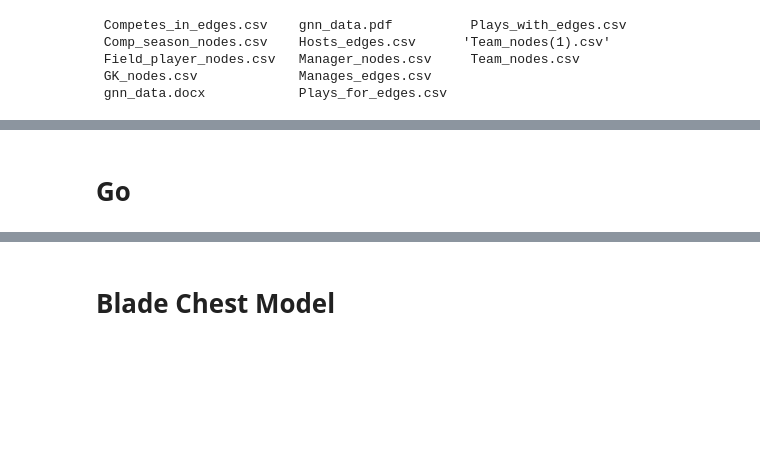
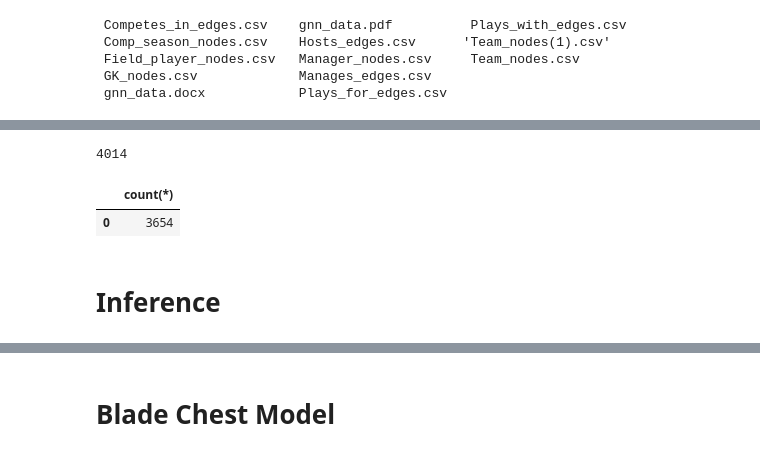
Before and after one commit to sunnybutwithano/Sports-Analysis-with-GNNs, a Jupyter notebook: Sports.ipynb, the cells around one changed output, grey strips where cells are left out. Cells and saved outputs as stored; diff of their text form; code cells hidden in the pictures; blank space fills up the shorter version.

```diff
--- a/Sports.ipynb
+++ b/Sports.ipynb
@@ -31,3 +47,7 @@ ManagerNodesDf = pd.read_csv('Manager_nodes.csv')
 ManagesEdgesDf = pd.read_csv('Manages_edges.csv')
 PlaysForEdgesDf = pd.read_csv('Plays_for_edges.csv')
 TeamNodesDf = pd.read_csv('Team_nodes.csv')
+
+%cd ../../../../../../../../
+!ls
+FeatureTeamNodesDf = pd.read_csv('team_nodes_plus_features.csv')
@@ -34,2 +70,18 @@ TeamNodesDf = pd.read_csv('Team_nodes.csv')
+# %%
+FeatureTeamNodesDf = FeatureTeamNodesDf.fillna(0).reset_index()
+FeatureTeamNodesDf.shape[0] // 2
+# %% [output]
+4014
+# %%
+query = """
+  select count(*)
+  from FeatureTeamNodesDf T
+  inner join HostsEdgesDf H
+      on T.nodeName = H.dest_nodeName and T.gameId = H.gameId
+"""
+ps.sqldf(query)
+# %% [output]
+|  | count(*) |
+| 0 | 3654 |
 # %% [markdown]
-# Go
+# Inference
```
Also changed, not shown: parts of 11 cells of this notebook.
